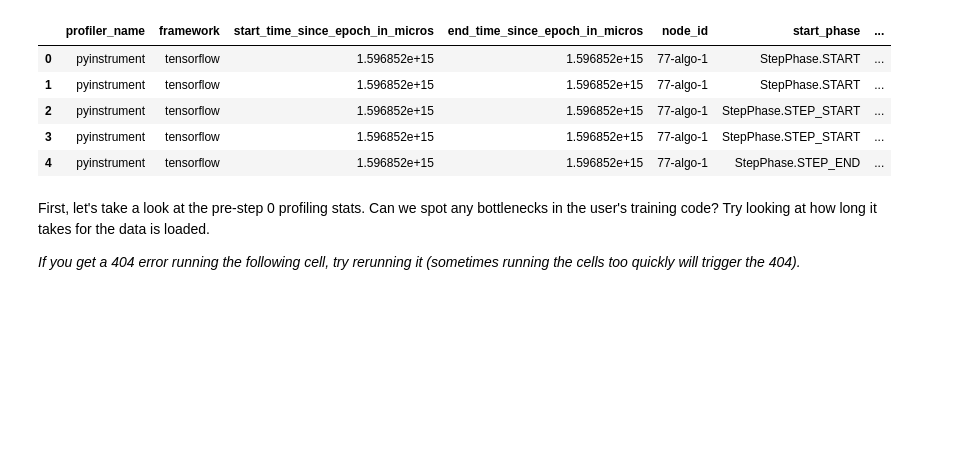
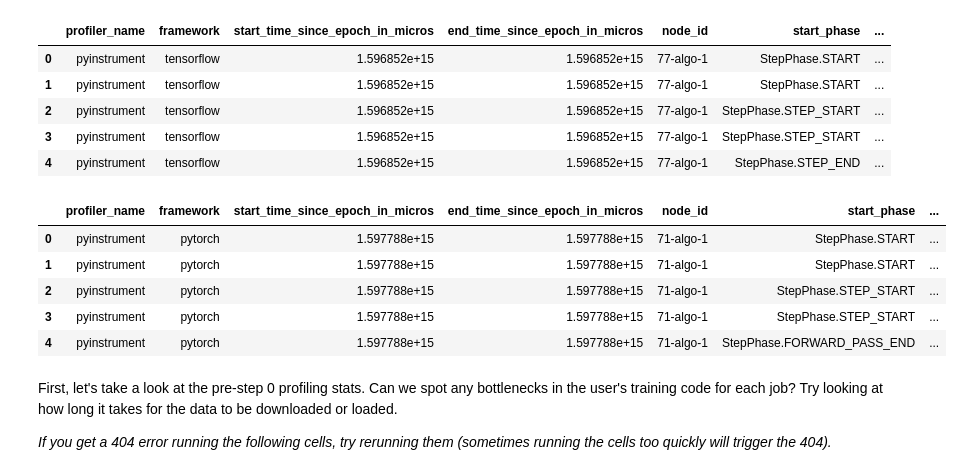
Before and after one commit to awslabs/sagemaker-debugger, a Jupyter notebook: examples/profiler/analyze_performance_bottlenecks.ipynb, the cells around one changed output. Cells and saved outputs as stored; diff of their text form; code cells hidden in the pictures; blank space fills up the shorter version.

```diff
--- a/examples/profiler/analyze_performance_bottlenecks.ipynb
+++ b/examples/profiler/analyze_performance_bottlenecks.ipynb
@@ -576,3 +582,9 @@ python_analysis = PyinstrumentAnalysis(local_profile_dir=".", s3_path=tj.profile
 # %% [output]
 ProfilerConfig:{'S3OutputPath': 's3://sagemaker-us-east-1-072677473360/', 'ProfilingIntervalInMilliseconds': 500, 'ProfilingParameters': {'DetailedProfilingConfig': '{"StartStep": 10 ,"NumSteps": 10}' ...
 s3 path:s3://sagemaker-us-east-1-072677473360/smprofiler-cpu-2020-08-08-01-48-19-643/profiler-output
+# %%
+pt_python_stats_dir = "pt_python_stats"
+os.makedirs(pt_python_stats_dir, exist_ok=True)
+pt_training_job_name = 'smprofiler-cpu-2020-08-18-22-00-29-170'
+pt_tj = TrainingJob(pt_training_job_name, region)
+pt_python_analysis = PyinstrumentAnalysis(local_profile_dir=pt_python_stats_dir, s3_path=pt_tj.profiler_s3_output_path)
@@ -592,8 +607,19 @@ step_stats_df.head()
 | 2 | pyinstrument | tensorflow | 1.596852e+15 | 1.596852e+15 | 77-algo-1 | StepPhase.STEP_START | ... |
 | 3 | pyinstrument | tensorflow | 1.596852e+15 | 1.596852e+15 | 77-algo-1 | StepPhase.STEP_START | ... |
 | 4 | pyinstrument | tensorflow | 1.596852e+15 | 1.596852e+15 | 77-algo-1 | StepPhase.STEP_END | ... |
+# %%
+pt_stats = list(map(lambda x: vars(x), pt_python_analysis.list_profile_stats()))
+pt_step_stats_df = pd.DataFrame(pt_stats)
+pt_step_stats_df.head()
+# %% [output]
+|  | profiler_name | framework | start_time_since_epoch_in_micros | end_time_since_epoch_in_micros | node_id | start_phase | ... |
+| 0 | pyinstrument | pytorch | 1.597788e+15 | 1.597788e+15 | 71-algo-1 | StepPhase.START | ... |
+| 1 | pyinstrument | pytorch | 1.597788e+15 | 1.597788e+15 | 71-algo-1 | StepPhase.START | ... |
+| 2 | pyinstrument | pytorch | 1.597788e+15 | 1.597788e+15 | 71-algo-1 | StepPhase.STEP_START | ... |
+| 3 | pyinstrument | pytorch | 1.597788e+15 | 1.597788e+15 | 71-algo-1 | StepPhase.STEP_START | ... |
+| 4 | pyinstrument | pytorch | 1.597788e+15 | 1.597788e+15 | 71-algo-1 | StepPhase.FORWARD_PASS_END | ... |
 # %% [markdown]
-First, let's take a look at the pre-step 0 profiling stats. Can we spot any bottlenecks in the user's training code? Try looking at how long it takes for the data is loaded.
+First, let's take a look at the pre-step 0 profiling stats. Can we spot any bottlenecks in the user's training code for each job? Try looking at how long it takes for the data to be downloaded or loaded.
 
-*If you get a 404 error running the following cell, try rerunning it (sometimes running the cells too quickly will trigger the 404).*
+*If you get a 404 error running the following cells, try rerunning them (sometimes running the cells too quickly will trigger the 404).*
 # %%
```
Also changed, not shown: parts of 12 cells of this notebook, 4 other files.
